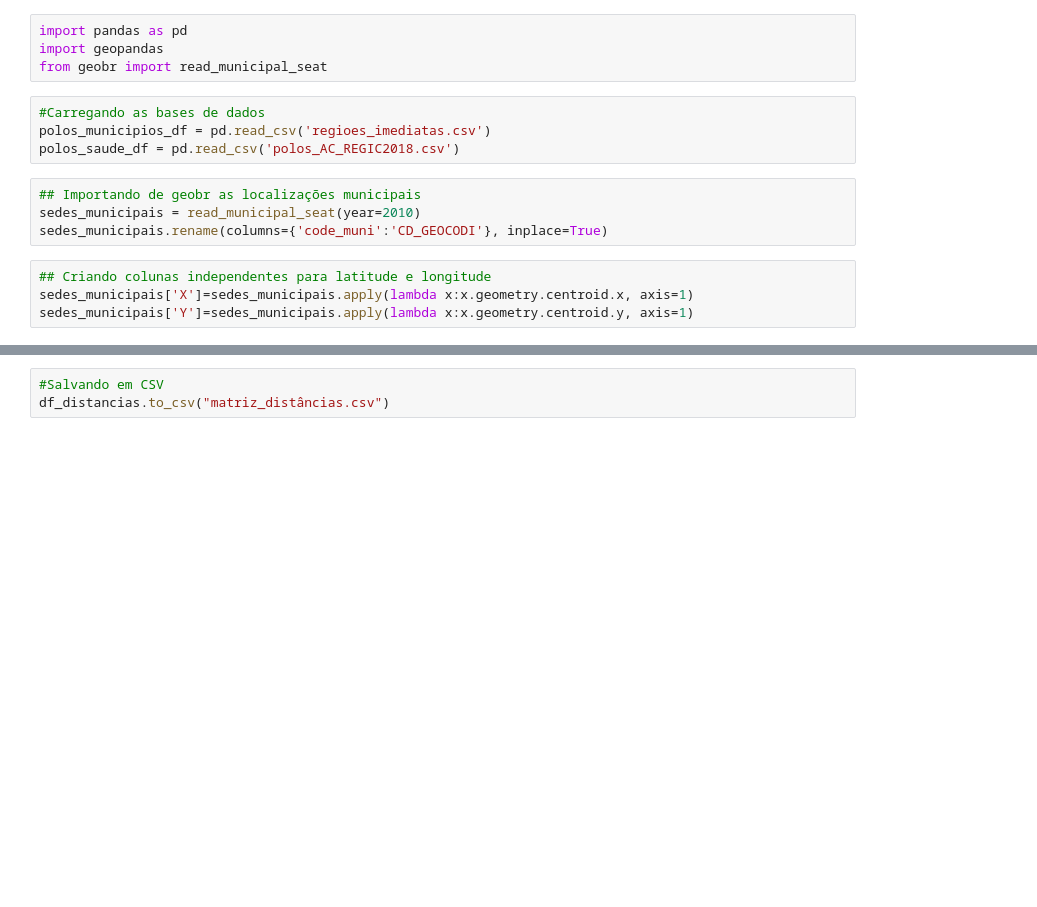
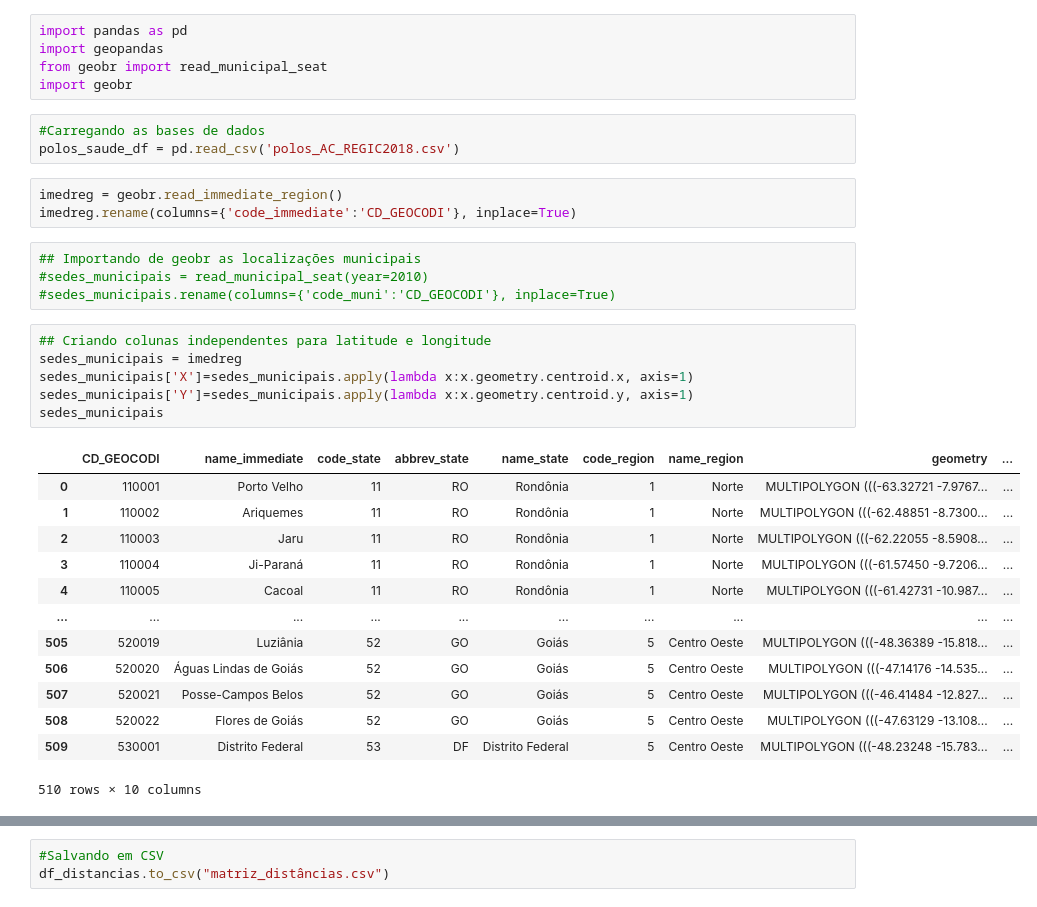
Before and after one commit to CDA-EPCWeb/Tratamento-de-dados, a Jupyter notebook: Distancia polos/CalcuoMatrizDistâncias.ipynb, the cells around one changed output, grey strips where cells are left out. Saved outputs shown, nothing was run; the diff lists cells and outputs as text; blank space fills up the shorter version.

Commit message:
corrigir numerode regiões imediatas

```diff
--- a/Distancia polos/CalcuoMatrizDistâncias.ipynb
+++ b/Distancia polos/CalcuoMatrizDistâncias.ipynb
@@ -2,17 +2,36 @@
 import pandas as pd
 import geopandas
 from geobr import read_municipal_seat
+import geobr
 # %%
 #Carregando as bases de dados
-polos_municipios_df = pd.read_csv('regioes_imediatas.csv')
 polos_saude_df = pd.read_csv('polos_AC_REGIC2018.csv')
+# %%
+imedreg = geobr.read_immediate_region()
+imedreg.rename(columns={'code_immediate':'CD_GEOCODI'}, inplace=True)
 # %%
 ## Importando de geobr as localizações municipais
-sedes_municipais = read_municipal_seat(year=2010)
-sedes_municipais.rename(columns={'code_muni':'CD_GEOCODI'}, inplace=True)
+#sedes_municipais = read_municipal_seat(year=2010)
+#sedes_municipais.rename(columns={'code_muni':'CD_GEOCODI'}, inplace=True)
 # %%
 ## Criando colunas independentes para latitude e longitude
+sedes_municipais = imedreg
 sedes_municipais['X']=sedes_municipais.apply(lambda x:x.geometry.centroid.x, axis=1)
 sedes_municipais['Y']=sedes_municipais.apply(lambda x:x.geometry.centroid.y, axis=1)
+sedes_municipais
+# %% [output]
+|  | CD_GEOCODI | name_immediate | code_state | abbrev_state | name_state | code_region | name_region | geometry | ... |
+| 0 | 110001 | Porto Velho | 11 | RO | Rondônia | 1 | Norte | MULTIPOLYGON (((-63.32721 -7.9767... | ... |
+| 1 | 110002 | Ariquemes | 11 | RO | Rondônia | 1 | Norte | MULTIPOLYGON (((-62.48851 -8.7300... | ... |
+| 2 | 110003 | Jaru | 11 | RO | Rondônia | 1 | Norte | MULTIPOLYGON (((-62.22055 -8.5908... | ... |
+| 3 | 110004 | Ji-Paraná | 11 | RO | Rondônia | 1 | Norte | MULTIPOLYGON (((-61.57450 -9.7206... | ... |
+| 4 | 110005 | Cacoal | 11 | RO | Rondônia | 1 | Norte | MULTIPOLYGON (((-61.42731 -10.987... | ... |
+| ... | ... | ... | ... | ... | ... | ... | ... | ... | ... |
+| 505 | 520019 | Luziânia | 52 | GO | Goiás | 5 | Centro Oeste | MULTIPOLYGON (((-48.36389 -15.818... | ... |
+| 506 | 520020 | Águas Lindas de Goiás | 52 | GO | Goiás | 5 | Centro Oeste | MULTIPOLYGON (((-47.14176 -14.535... | ... |
+| 507 | 520021 | Posse-Campos Belos | 52 | GO | Goiás | 5 | Centro Oeste | MULTIPOLYGON (((-46.41484 -12.827... | ... |
+| 508 | 520022 | Flores de Goiás | 52 | GO | Goiás | 5 | Centro Oeste | MULTIPOLYGON (((-47.63129 -13.108... | ... |
+| 509 | 530001 | Distrito Federal | 53 | DF | Distrito Federal | 5 | Centro Oeste | MULTIPOLYGON (((-48.23248 -15.783... | ... |
+510 rows × 10 columns
 # %%
 ## Filtrando colunas que vamos precisar
```
Also changed, not shown: parts of 5 cells of this notebook, 2 other files.
